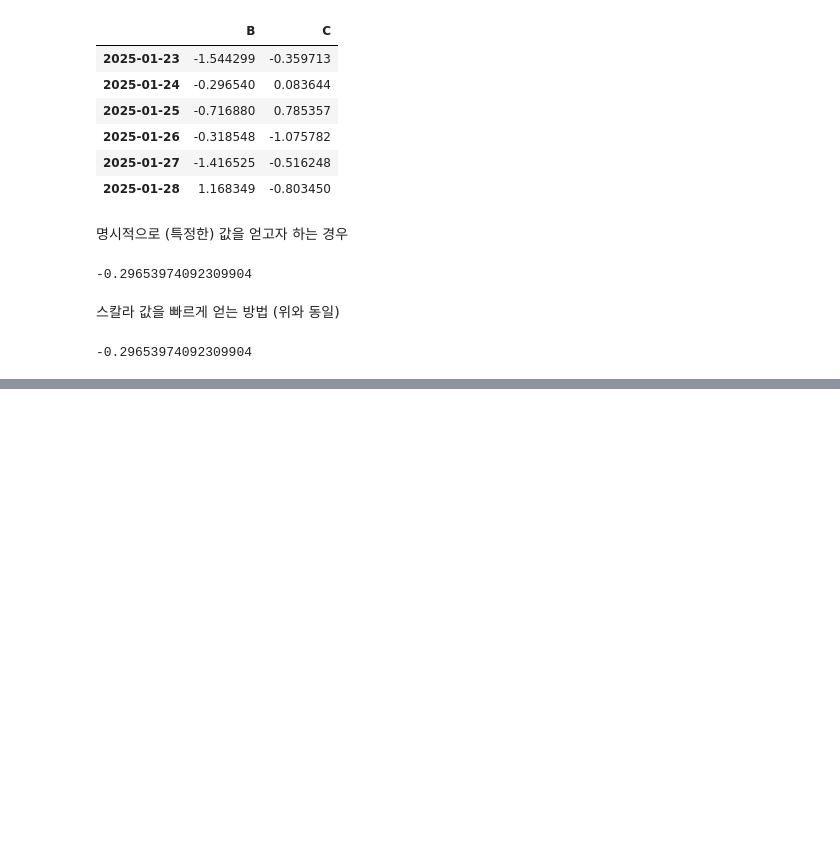
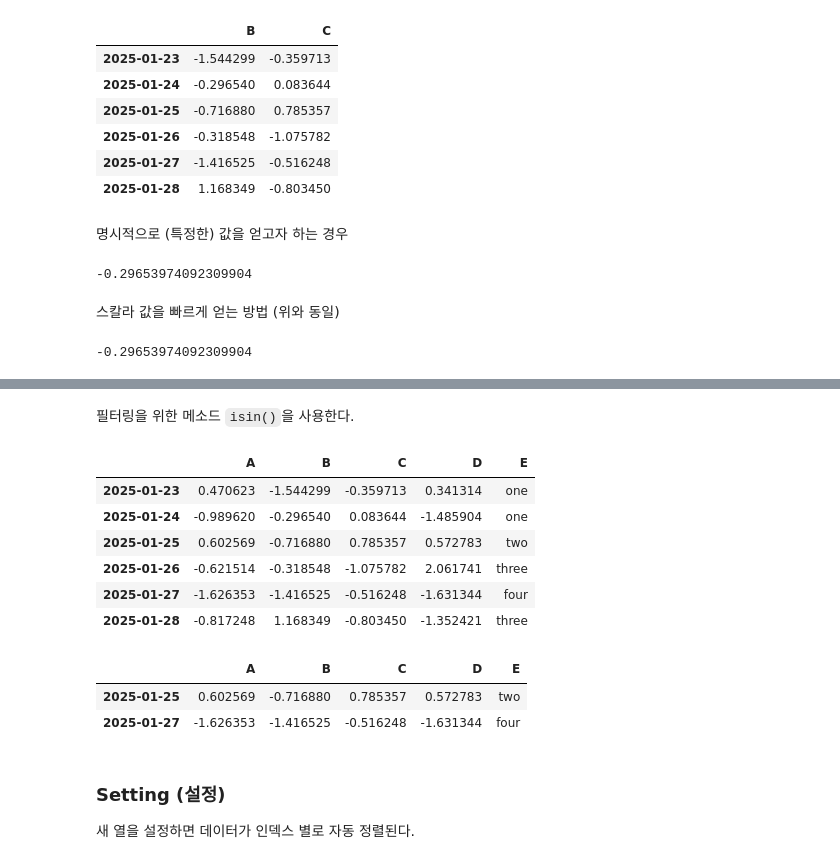
Before and after one commit to vhzkclq0705/jerreda, a Jupyter notebook: notebook/10minutes.ipynb, the cells around one changed output, grey strips where cells are left out. Saved outputs shown, nothing was run; the diff lists cells and outputs as text; code cells hidden in the pictures; blank space fills up the shorter version.

```diff
--- a/notebook/10minutes.ipynb
+++ b/notebook/10minutes.ipynb
@@ -359,0 +380,26 @@ df.iat[1,1]
+# %% [markdown]
+필터링을 위한 메소드 `isin()`을 사용한다.
+# %%
+df2 = df.copy()
+# %%
+df2['E'] = ['one', 'one', 'two', 'three', 'four', 'three']
+# %%
+df2
+# %% [output]
+|  | A | B | C | D | E |
+| 2025-01-23 | 0.470623 | -1.544299 | -0.359713 | 0.341314 | one |
+| 2025-01-24 | -0.989620 | -0.296540 | 0.083644 | -1.485904 | one |
+| 2025-01-25 | 0.602569 | -0.716880 | 0.785357 | 0.572783 | two |
+| 2025-01-26 | -0.621514 | -0.318548 | -1.075782 | 2.061741 | three |
+| 2025-01-27 | -1.626353 | -1.416525 | -0.516248 | -1.631344 | four |
+| 2025-01-28 | -0.817248 | 1.168349 | -0.803450 | -1.352421 | three |
+# %%
+df2[df2['E'].isin(['two', 'four'])]
+# %% [output]
+|  | A | B | C | D | E |
+| 2025-01-25 | 0.602569 | -0.716880 | 0.785357 | 0.572783 | two |
+| 2025-01-27 | -1.626353 | -1.416525 | -0.516248 | -1.631344 | four |
+# %% [markdown]
+### Setting (설정)
+
+새 열을 설정하면 데이터가 인덱스 별로 자동 정렬된다.
```
Also changed, not shown: parts of 19 cells of this notebook.
